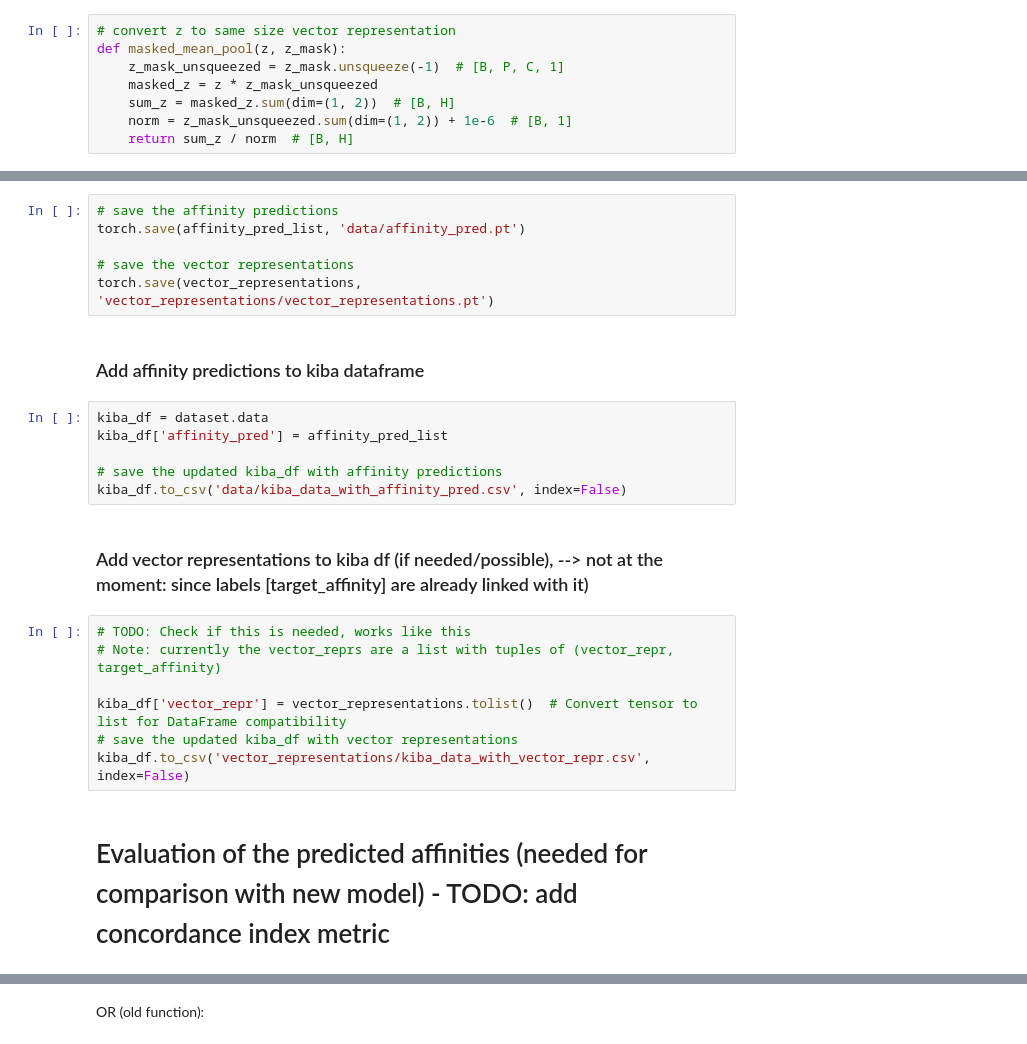
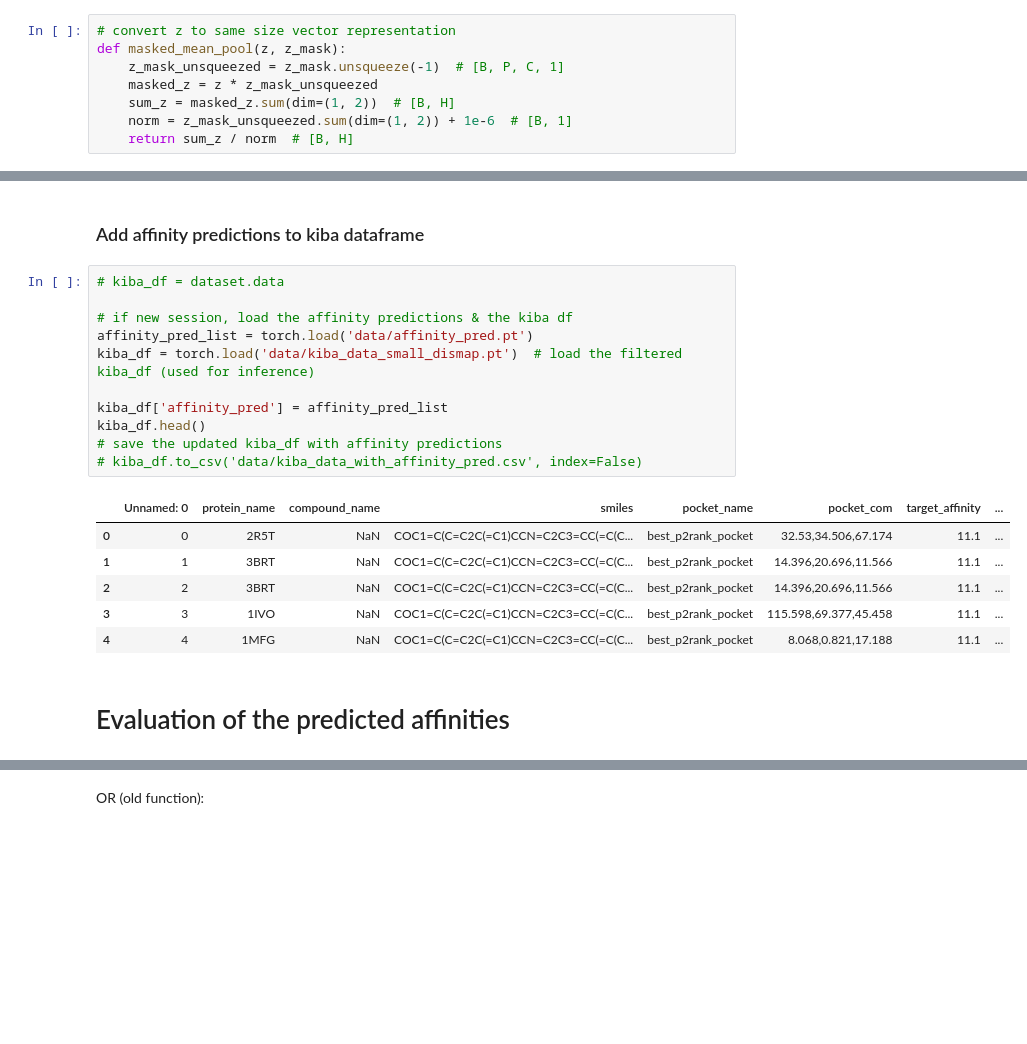
Before and after one commit to hernlerAnja/Structure-Aware-DTA, a Jupyter notebook: inference.ipynb, the cells around one changed output, grey strips where cells are left out. Drawn from its saved outputs; the diff is of its cells as text; blank space fills up the shorter version.

```diff
--- a/inference.ipynb
+++ b/inference.ipynb
@@ -246,26 +227,23 @@ vector_representations shape: torch.Size([8, 128])
 vector_representations[0] shape: torch.Size([128])
-# %%
-# save the affinity predictions
-torch.save(affinity_pred_list, 'data/affinity_pred.pt')
-
-# save the vector representations
-torch.save(vector_representations, 'vector_representations/vector_representations.pt')
 # %% [markdown]
 ### Add affinity predictions to kiba dataframe
 # %%
-kiba_df = dataset.data
+# kiba_df = dataset.data
+
+# if new session, load the affinity predictions & the kiba df
+affinity_pred_list = torch.load('data/affinity_pred.pt')
+kiba_df = torch.load('data/kiba_data_small_dismap.pt')  # load the filtered kiba_df (used for inference)
+
 kiba_df['affinity_pred'] = affinity_pred_list
-
+kiba_df.head()
 # save the updated kiba_df with affinity predictions
-kiba_df.to_csv('data/kiba_data_with_affinity_pred.csv', index=False)
+# kiba_df.to_csv('data/kiba_data_with_affinity_pred.csv', index=False)
+# %% [output]
+|  | Unnamed: 0 | protein_name | compound_name | smiles | pocket_name | pocket_com | target_affinity | ... |
+| 0 | 0 | 2R5T | NaN | COC1=C(C=C2C(=C1)CCN=C2C3=CC(=C(C... | best_p2rank_pocket | 32.53,34.506,67.174 | 11.1 | ... |
+| 1 | 1 | 3BRT | NaN | COC1=C(C=C2C(=C1)CCN=C2C3=CC(=C(C... | best_p2rank_pocket | 14.396,20.696,11.566 | 11.1 | ... |
+| 2 | 2 | 3BRT | NaN | COC1=C(C=C2C(=C1)CCN=C2C3=CC(=C(C... | best_p2rank_pocket | 14.396,20.696,11.566 | 11.1 | ... |
+| 3 | 3 | 1IVO | NaN | COC1=C(C=C2C(=C1)CCN=C2C3=CC(=C(C... | best_p2rank_pocket | 115.598,69.377,45.458 | 11.1 | ... |
+| 4 | 4 | 1MFG | NaN | COC1=C(C=C2C(=C1)CCN=C2C3=CC(=C(C... | best_p2rank_pocket | 8.068,0.821,17.188 | 11.1 | ... |
-# %% [markdown]
-### Add vector representations to kiba df (if needed/possible), --> not at the moment: since labels [target_affinity] are already linked with it)
-# %%
-# TODO: Check if this is needed, works like this
-# Note: currently the vector_reprs are a list with tuples of (vector_repr, target_affinity)
-
-kiba_df['vector_repr'] = vector_representations.tolist()  # Convert tensor to list for DataFrame compatibility
-# save the updated kiba_df with vector representations
-kiba_df.to_csv('vector_representations/kiba_data_with_vector_repr.csv', index=False)
 # %% [markdown]
-# Evaluation of the predicted affinities (needed for comparison with new model) - TODO: add concordance index metric
+# Evaluation of the predicted affinities
```
Also changed, not shown: parts of 34 cells of this notebook, 1 other file.
